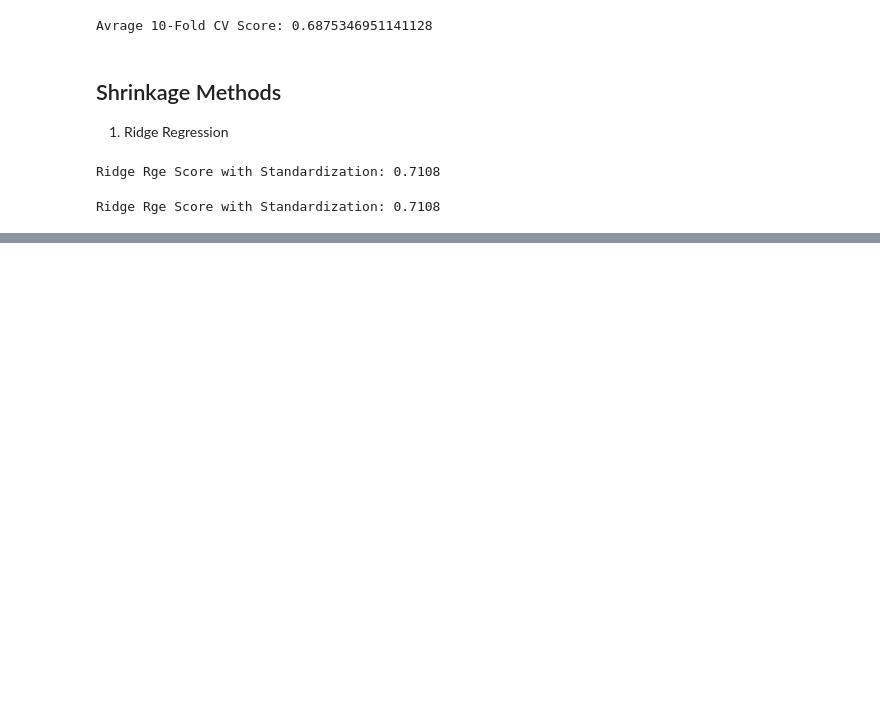
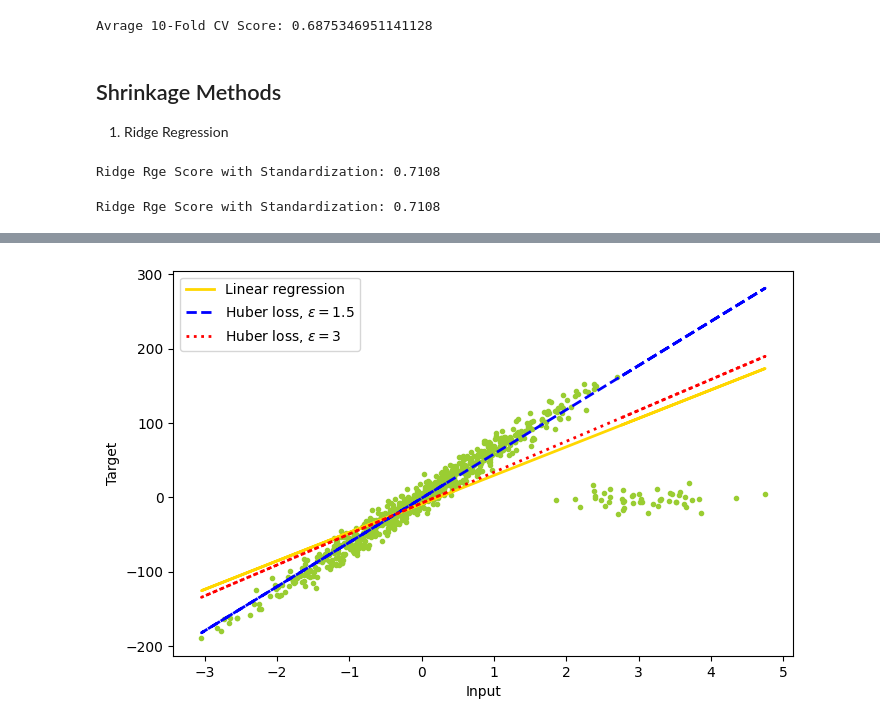
Before and after one commit to Thaer-F-Ali/regression_types_data_enginering, a Jupyter notebook: numerical_data_stats.ipynb, the cells around one changed output, grey strips where cells are left out. Saved outputs shown, nothing was run; the diff lists cells and outputs as text; code cells hidden in the pictures; blank space fills up the shorter version.

```diff
--- a/numerical_data_stats.ipynb
+++ b/numerical_data_stats.ipynb
@@ -250,0 +331,45 @@ Ridge Rge Score with Standardization: 0.7108
+# %%
+def fit_Huber(X, y, epsilon):
+  huber = HuberRegressor(epsilon= epsilon, max_iter=5000) # Removed random_state=0
+  huber.fit(X,y.ravel()) # .ravel() ensures y is 1D
+  # Return the predicted y values for the given X
+  return huber.predict(X)
+
+def fit_OLS(X, y):
+  lr = LinearRegression()
+  lr.fit(X,y.ravel()) # .ravel() ensures y is 1D
+  # Return the predicted y values for the given X
+  return lr.predict(X)
+
+from sklearn import datasets
+import numpy as np
+from matplotlib import pyplot as plt # Ensure plt is imported
+
+X, y, coef = datasets.make_regression(n_samples= 800,
+                                        n_features=1,
+                                        n_informative = 1,
+                                        noise = 10, coef = True,
+                                        random_state =0)
+
+n_outliers = 50
+X[:n_outliers] = 3 + 0.5 * np.random.normal(size = (n_outliers, 1))
+y[:n_outliers] = -3 + 10 * np.random.normal(size = n_outliers)
+
+ols = fit_OLS(X, y)
+huber1 = fit_Huber(X, y, epsilon= 1.5)
+huber2 = fit_Huber(X, y, epsilon = 3)
+plt.figure(figsize=(8,5))
+plt.scatter(X, y, color = 'yellowgreen', marker= '.')
+
+plt.plot(X, ols, label = 'Linear regression', color = 'gold', linestyle= 'solid',linewidth = 2)
+
+plt.plot(X, huber1, label = r'Huber loss, $\epsilon=1.5$', # Fixed to raw string with double backslash
+         color = 'blue', linestyle= 'dashed', linewidth = 2)
+plt.plot(X, huber2, label = r'Huber loss, $\epsilon=3$', # Fixed to raw string with double backslash
+         color = 'red', linestyle= 'dotted', linewidth = 2)
+plt.legend(loc= 'upper left')
+plt.xlabel("Input")
+plt.ylabel("Target")
+plt.show()
+# %% [output]
+[figure, added]
```
Also changed, not shown: parts of 9 cells of this notebook.
